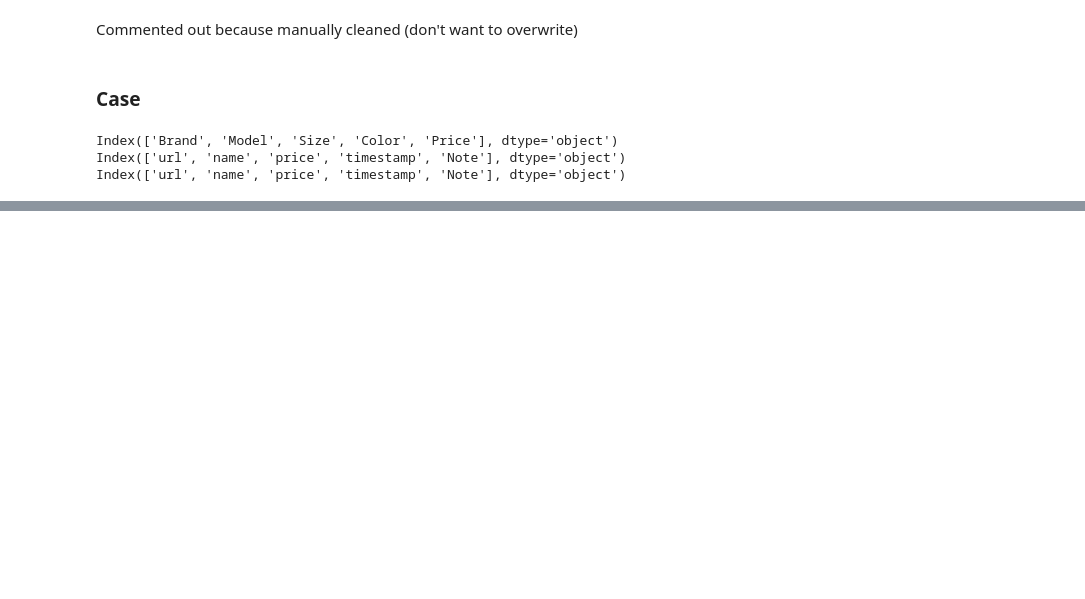
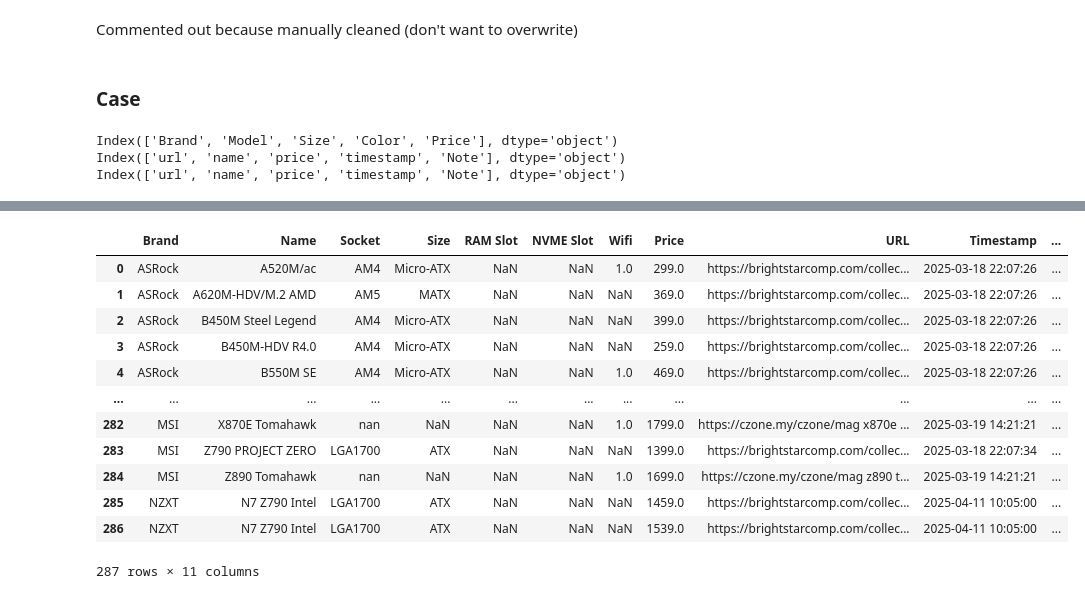
Before and after one commit to itsnotzul/Gaming-PC-Recommendation-System, a Jupyter notebook: data_scraping.ipynb, the cells around one changed output, grey strips where cells are left out. Drawn from its saved outputs; the diff is of its cells as text; code cells hidden in the pictures; blank space fills up the shorter version.

```diff
--- a/data_scraping.ipynb
+++ b/data_scraping.ipynb
@@ -440,0 +441,4 @@ new_case_df.to_csv('data/parts/Case_Data(new-excl-old).csv', index=False, encodi
+# %%
+pc_mobo = pd.read_csv('data/parts/MOBO_Data.csv')
+bsc_mobo = pd.read_csv('data/parts/brightstarcomp/motherboard.csv')
+czone_mobo = pd.read_csv('data/parts/czone/motherboards.csv')
@@ -440,0 +569,25 @@ new_case_df.to_csv('data/parts/Case_Data(new-excl-old).csv', index=False, encodi
+# %%
+## Merge MOBO dataset
+notPC_mobo = pd.read_csv('data/parts/MOBO_Data(new-excl-old).csv')
+
+mobo_merged = pd.merge(pc_mobo, new_mobo_df, how='outer')
+# Remove Chipset blankspace
+mobo_merged['Socket'] = [str(socket).replace(' ', '') for socket in mobo_merged['Socket']]
+
+
+display(mobo_merged)
+# mobo_merged.to_csv('data/parts/MOBO_Data(new).csv', index=False, encoding='utf-8')
+# %% [output]
+|  | Brand | Name | Socket | Size | RAM Slot | NVME Slot | Wifi | Price | URL | Timestamp | ... |
+| 0 | ASRock | A520M/ac | AM4 | Micro-ATX | NaN | NaN | 1.0 | 299.0 | https://brightstarcomp.com/collec... | 2025-03-18 22:07:26 | ... |
+| 1 | ASRock | A620M-HDV/M.2 AMD | AM5 | MATX | NaN | NaN | NaN | 369.0 | https://brightstarcomp.com/collec... | 2025-03-18 22:07:26 | ... |
+| 2 | ASRock | B450M Steel Legend | AM4 | Micro-ATX | NaN | NaN | NaN | 399.0 | https://brightstarcomp.com/collec... | 2025-03-18 22:07:26 | ... |
+| 3 | ASRock | B450M-HDV R4.0 | AM4 | Micro-ATX | NaN | NaN | NaN | 259.0 | https://brightstarcomp.com/collec... | 2025-03-18 22:07:26 | ... |
+| 4 | ASRock | B550M SE | AM4 | Micro-ATX | NaN | NaN | 1.0 | 469.0 | https://brightstarcomp.com/collec... | 2025-03-18 22:07:26 | ... |
+| ... | ... | ... | ... | ... | ... | ... | ... | ... | ... | ... | ... |
+| 282 | MSI | X870E Tomahawk | nan | NaN | NaN | NaN | 1.0 | 1799.0 | https://czone.my/czone/mag x870e ... | 2025-03-19 14:21:21 | ... |
+| 283 | MSI | Z790 PROJECT ZERO | LGA1700 | ATX | NaN | NaN | NaN | 1399.0 | https://brightstarcomp.com/collec... | 2025-03-18 22:07:34 | ... |
+| 284 | MSI | Z890 Tomahawk | nan | NaN | NaN | NaN | 1.0 | 1699.0 | https://czone.my/czone/mag z890 t... | 2025-03-19 14:21:21 | ... |
+| 285 | NZXT | N7 Z790 Intel | LGA1700 | ATX | NaN | NaN | NaN | 1459.0 | https://brightstarcomp.com/collec... | 2025-04-11 10:05:00 | ... |
+| 286 | NZXT | N7 Z790 Intel | LGA1700 | ATX | NaN | NaN | NaN | 1539.0 | https://brightstarcomp.com/collec... | 2025-04-11 10:05:00 | ... |
+287 rows × 11 columns
```
Also changed, not shown: parts of 14 cells of this notebook, 10 other files.
